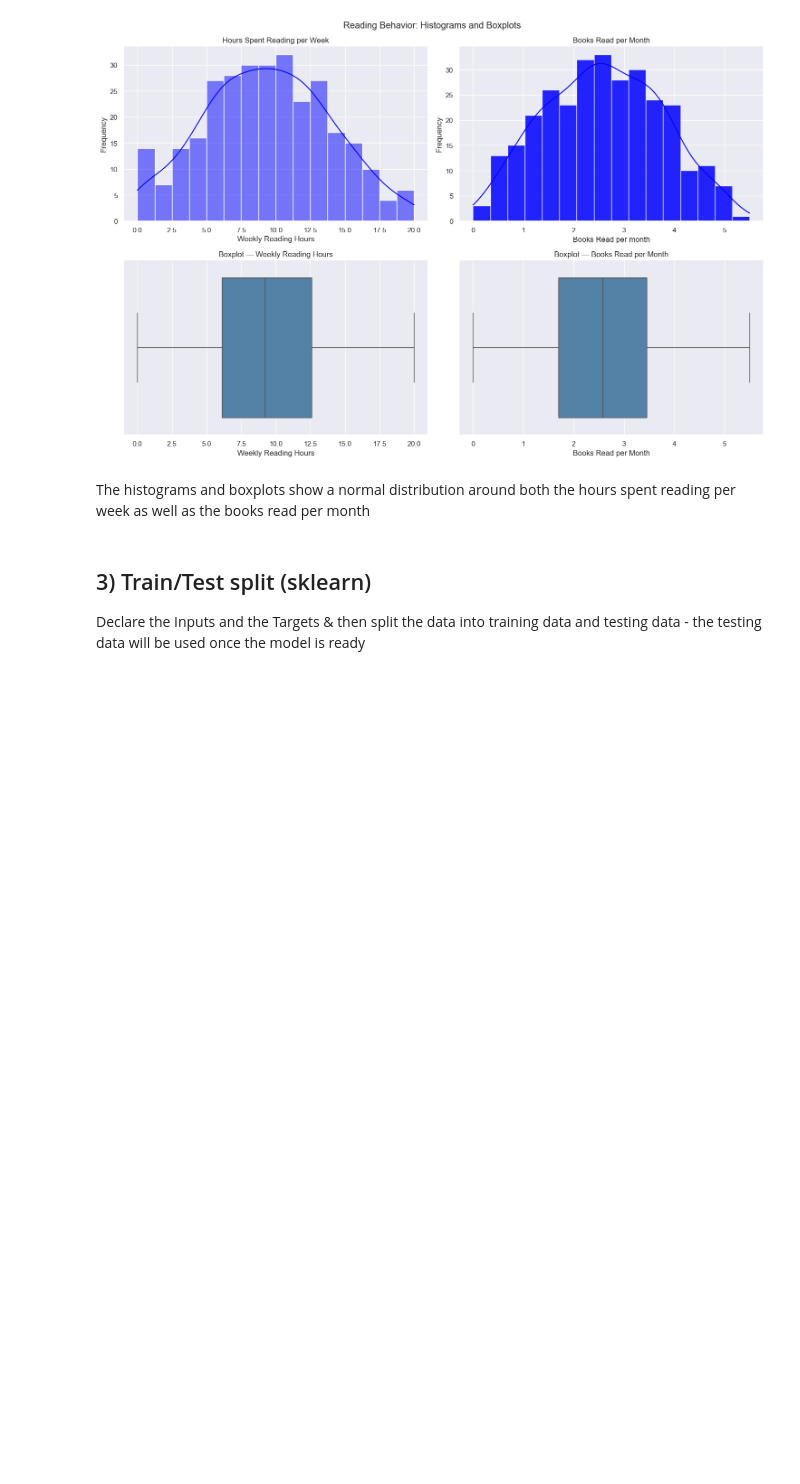
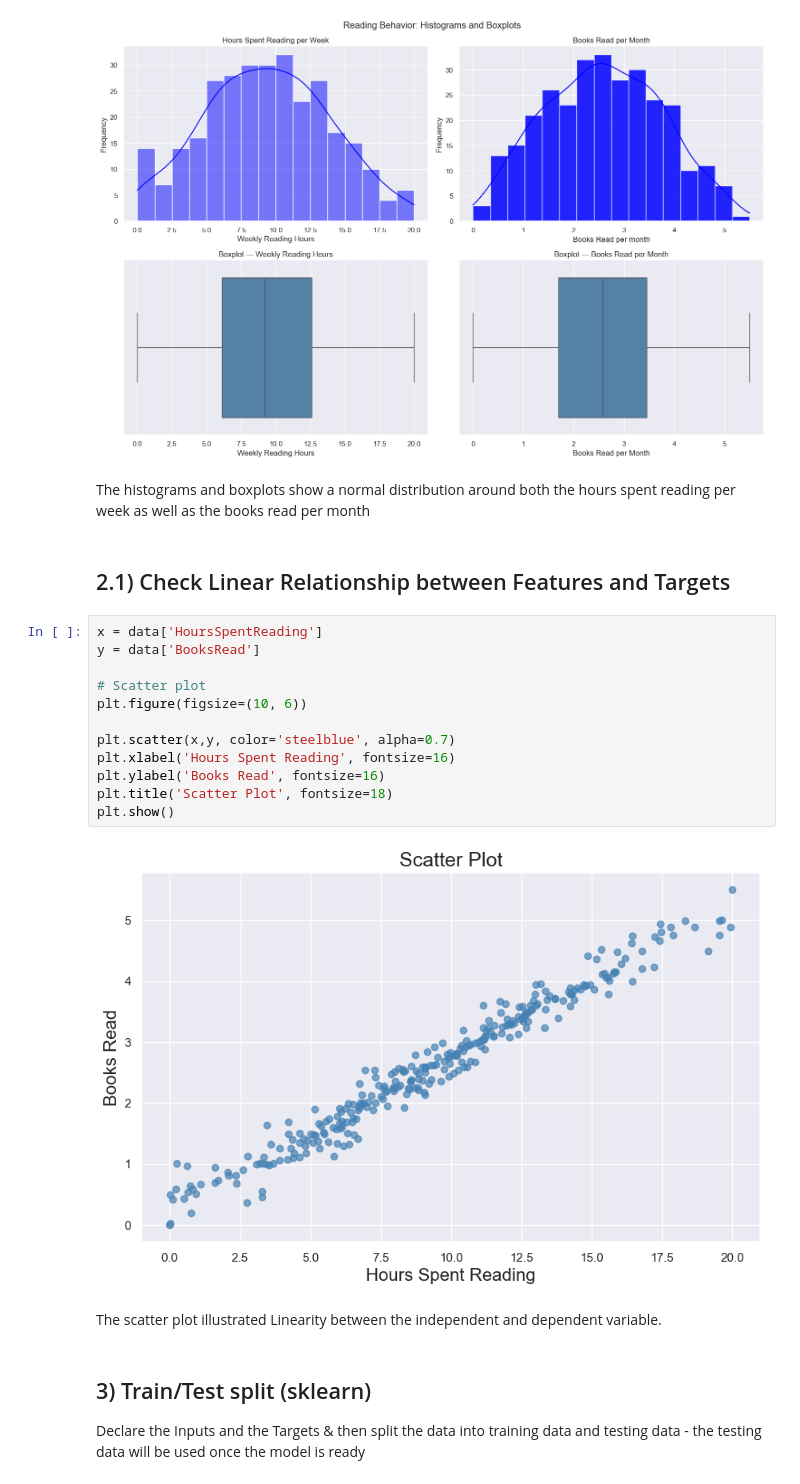
Before and after one commit to Lillian-Elek-Data/ML-with-Python, a Jupyter notebook: Simple Linear Regression/Number of Books Read - SLR.ipynb, the cells around one changed output. Saved outputs shown, nothing was run; the diff lists cells and outputs as text; blank space fills up the shorter version.

```diff
--- a/Simple Linear Regression/Number of Books Read - SLR.ipynb
+++ b/Simple Linear Regression/Number of Books Read - SLR.ipynb
@@ -151,6 +153,24 @@ plt.show()
 [figure]
 # %% [markdown]
 The histograms and boxplots show a normal distribution around both the hours spent reading per week as well as the books read per month
+# %% [markdown]
+## 2.1) Check Linear Relationship between Features and Targets
+# %%
+x = data['HoursSpentReading']
+y = data['BooksRead']
+
+# Scatter plot
+plt.figure(figsize=(10, 6))
+
+plt.scatter(x,y, color='steelblue', alpha=0.7)
+plt.xlabel('Hours Spent Reading', fontsize=16)
+plt.ylabel('Books Read', fontsize=16)
+plt.title('Scatter Plot', fontsize=18)
+plt.show()
+# %% [output]
+[figure, added]
+# %% [markdown]
+The scatter plot illustrated Linearity between the independent and dependent variable.
 # %% [markdown]
 ## 3) Train/Test split (sklearn)
 Declare the Inputs and the Targets & then split the data into training data and testing data - the testing data will be used once the model is ready
```
Also changed, not shown: parts of 29 cells of this notebook.
